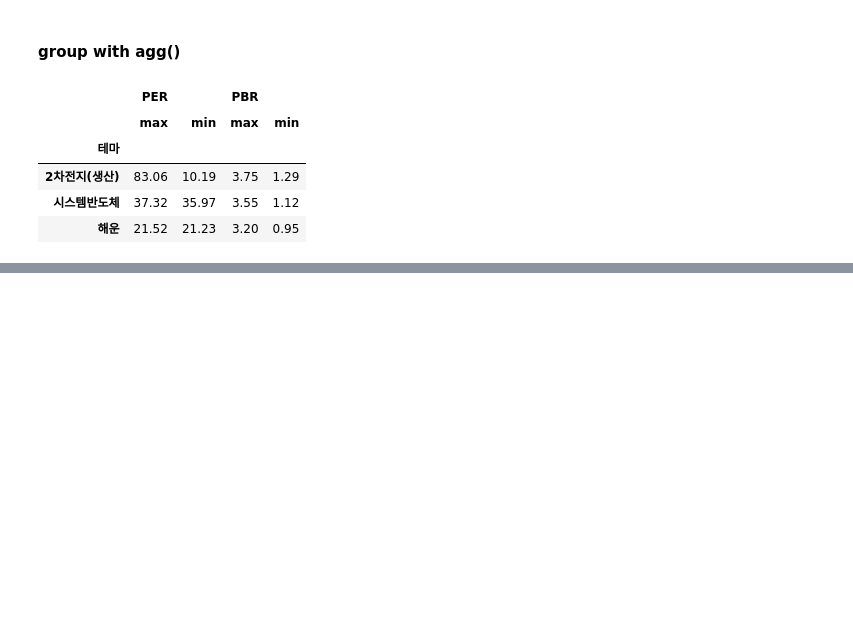
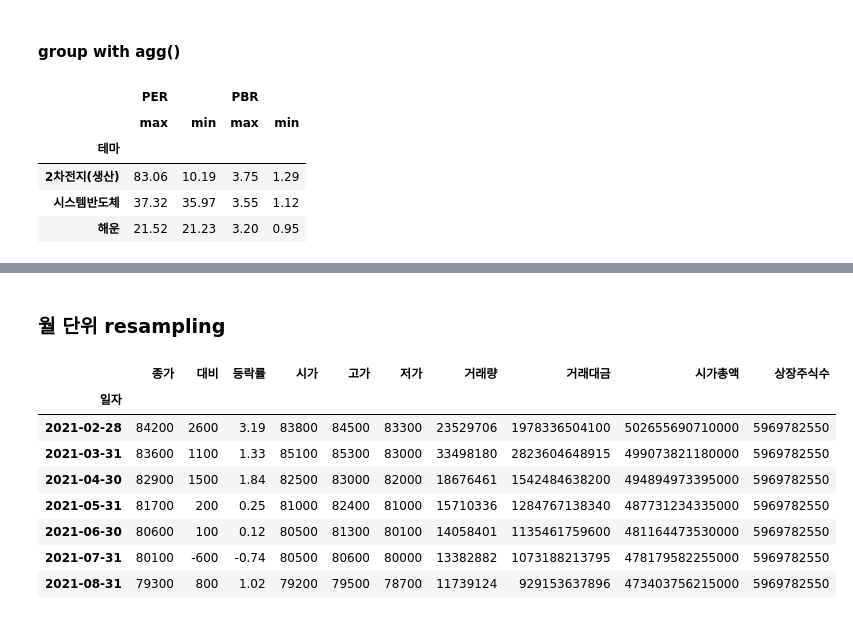
Before and after one commit to jihun-shim/study_pandas, a Jupyter notebook: codes/07.DataFrame_aggregations.ipynb, the cells around one changed output, grey strips where cells are left out. Drawn from its saved outputs; the diff is of its cells as text; code cells hidden in the pictures; blank space fills up the shorter version.

```diff
--- a/codes/07.DataFrame_aggregations.ipynb
+++ b/codes/07.DataFrame_aggregations.ipynb
@@ -109,0 +173,15 @@ df_first.groupby('테마').agg({'PER' : [max,min], 'PBR' : [max,min]})
+# %% [markdown]
+### 월 단위 resampling
+# %%
+# df_resample_first.resample('MS').first() # MS = 그달의 첫 날, ME = 그달의 마지막날 로 묶는다 어떠한 것을 대표 값으로 쓸 것인지
+df_resample_first.resample('ME').first()
+# %% [output]
+|  | 종가 | 대비 | 등락률 | 시가 | 고가 | 저가 | 거래량 | 거래대금 | 시가총액 | 상장주식수 |
+| 일자 |  |  |  |  |  |  |  |  |  |  |
+| 2021-02-28 | 84200 | 2600 | 3.19 | 83800 | 84500 | 83300 | 23529706 | 1978336504100 | 502655690710000 | 5969782550 |
+| 2021-03-31 | 83600 | 1100 | 1.33 | 85100 | 85300 | 83000 | 33498180 | 2823604648915 | 499073821180000 | 5969782550 |
+| 2021-04-30 | 82900 | 1500 | 1.84 | 82500 | 83000 | 82000 | 18676461 | 1542484638200 | 494894973395000 | 5969782550 |
+| 2021-05-31 | 81700 | 200 | 0.25 | 81000 | 82400 | 81000 | 15710336 | 1284767138340 | 487731234335000 | 5969782550 |
+| 2021-06-30 | 80600 | 100 | 0.12 | 80500 | 81300 | 80100 | 14058401 | 1135461759600 | 481164473530000 | 5969782550 |
+| 2021-07-31 | 80100 | -600 | -0.74 | 80500 | 80600 | 80000 | 13382882 | 1073188213795 | 478179582255000 | 5969782550 |
+| 2021-08-31 | 79300 | 800 | 1.02 | 79200 | 79500 | 78700 | 11739124 | 929153637896 | 473403756215000 | 5969782550 |
```
Also changed, not shown: parts of 18 cells of this notebook, 4 other files.
